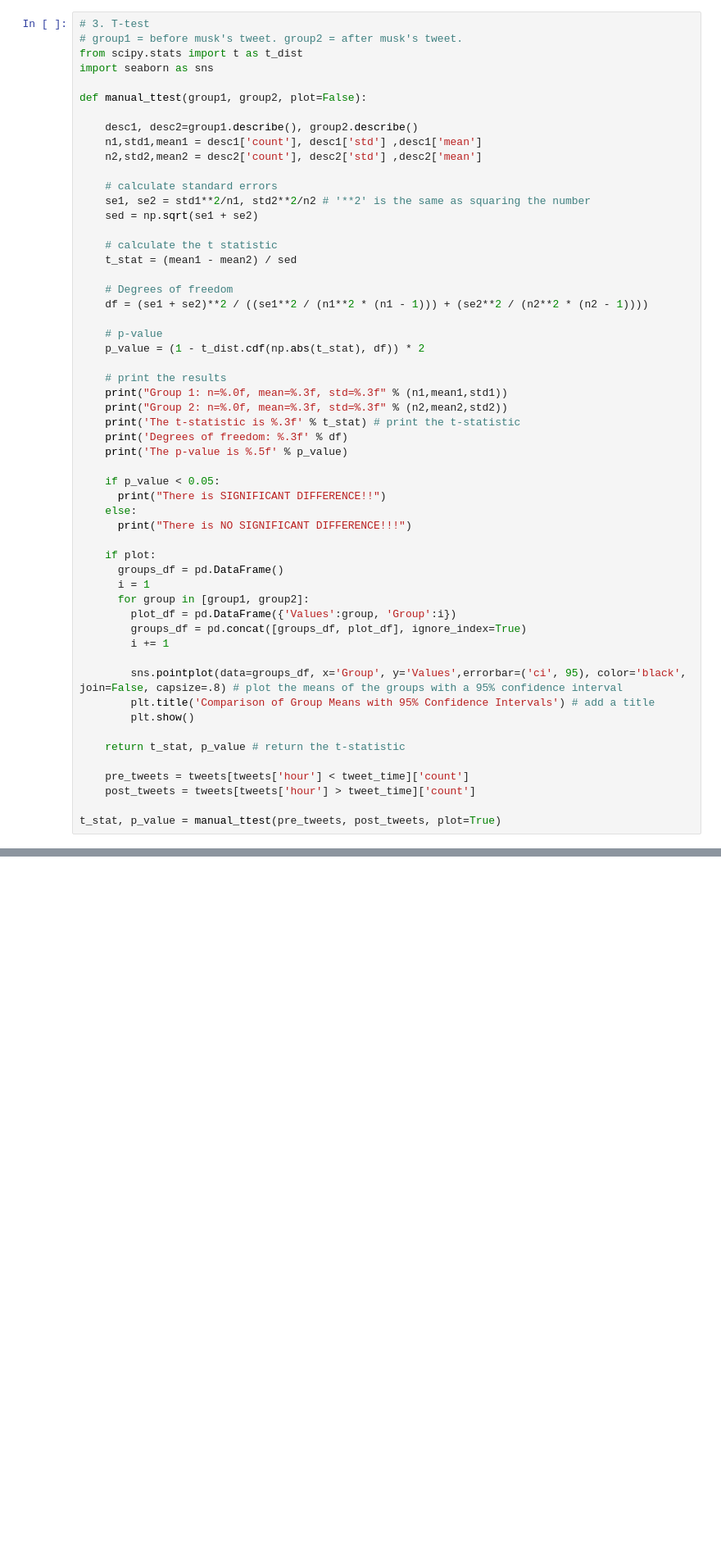
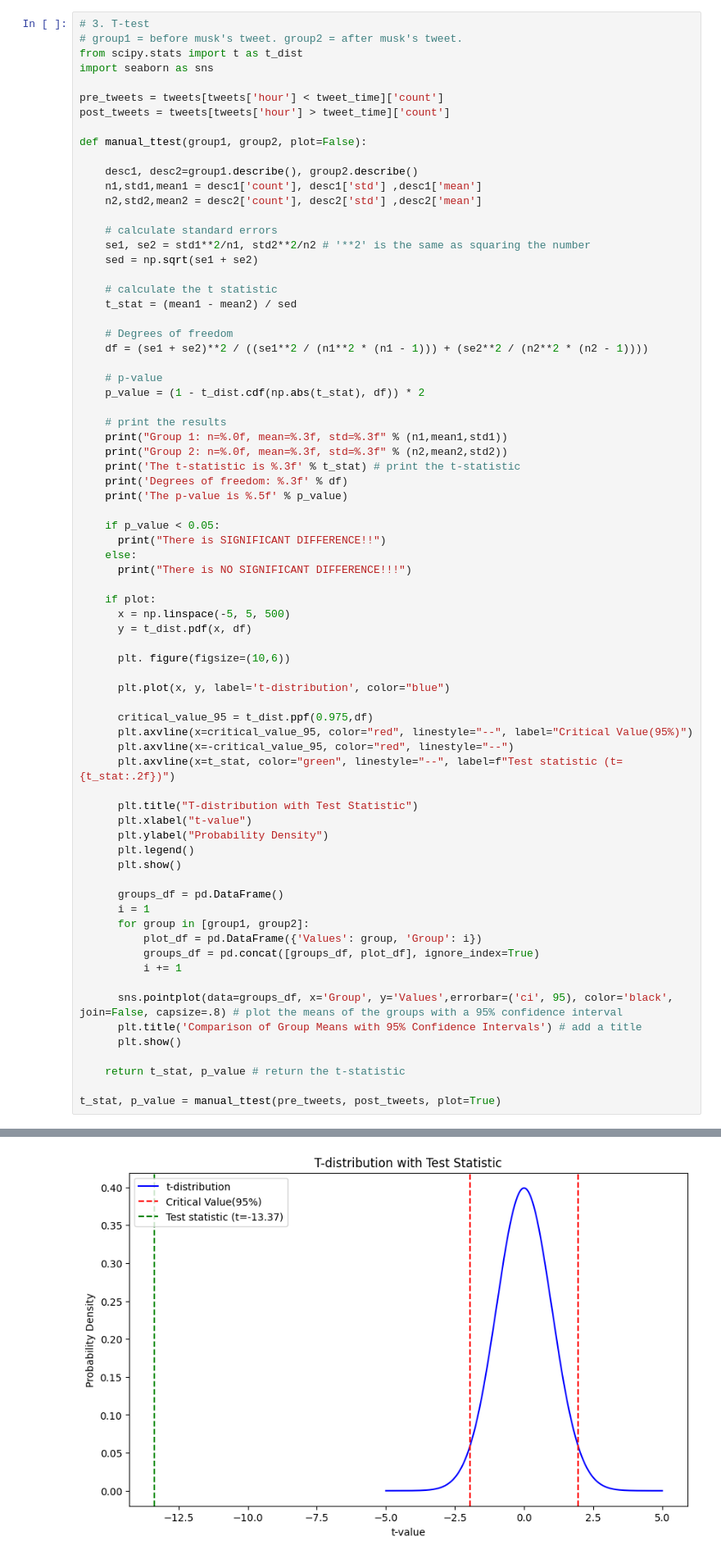
Before and after one commit to wigglyworm88/QM2, a Jupyter notebook: notebooks/W06. Hypothesis Testing.ipynb, the cells around one changed output, grey strips where cells are left out. Shown at 82% size. Cells and saved outputs as stored; diff of their text form; blank space fills up the shorter version.

```diff
--- a/notebooks/W06. Hypothesis Testing.ipynb
+++ b/notebooks/W06. Hypothesis Testing.ipynb
@@ -501,6 +501,9 @@ The Z-statistic is 13.41, which indicates that the difference between the pre-tw
 # group1 = before musk's tweet. group2 = after musk's tweet.
 from scipy.stats import t as t_dist
 import seaborn as sns
+
+pre_tweets = tweets[tweets['hour'] < tweet_time]['count']
+post_tweets = tweets[tweets['hour'] > tweet_time]['count']
 
 def manual_ttest(group1, group2, plot=False):
 
@@ -522,42 +525,58 @@ def manual_ttest(group1, group2, plot=False):
     p_value = (1 - t_dist.cdf(np.abs(t_stat), df)) * 2
 
     # print the results
     print("Group 1: n=%.0f, mean=%.3f, std=%.3f" % (n1,mean1,std1))
     print("Group 2: n=%.0f, mean=%.3f, std=%.3f" % (n2,mean2,std2))
     print('The t-statistic is %.3f' % t_stat) # print the t-statistic
     print('Degrees of freedom: %.3f' % df)
     print('The p-value is %.5f' % p_value)
 
     if p_value < 0.05:
       print("There is SIGNIFICANT DIFFERENCE!!")
     else:
       print("There is NO SIGNIFICANT DIFFERENCE!!!")
 
     if plot:
+      x = np.linspace(-5, 5, 500)
+      y = t_dist.pdf(x, df)
+
+      plt. figure(figsize=(10,6))
+
+      plt.plot(x, y, label='t-distribution', color="blue")
+
+      critical_value_95 = t_dist.ppf(0.975,df)
+      plt.axvline(x=critical_value_95, color="red", linestyle="--", label="Critical Value(95%)")
+      plt.axvline(x=-critical_value_95, color="red", linestyle="--")
+      plt.axvline(x=t_stat, color="green", linestyle="--", label=f"Test statistic (t={t_stat:.2f})")
+
+      plt.title("T-distribution with Test Statistic")
+      plt.xlabel("t-value")
+      plt.ylabel("Probability Density")
+      plt.legend()
+      plt.show()
+
       groups_df = pd.DataFrame()
       i = 1
       for group in [group1, group2]:
-        plot_df = pd.DataFrame({'Values':group, 'Group':i})
-        groups_df = pd.concat([groups_df, plot_df], ignore_index=True)
-        i += 1
+          plot_df = pd.DataFrame({'Values': group, 'Group': i})
+          groups_df = pd.concat([groups_df, plot_df], ignore_index=True)
+          i += 1
 
-        sns.pointplot(data=groups_df, x='Group', y='Values',errorbar=('ci', 95), color='black', join=False, capsize=.8) # plot the means of the groups with a 95% confidence interval
-        plt.title('Comparison of Group Means with 95% Confidence Intervals') # add a title
-        plt.show()
+      sns.pointplot(data=groups_df, x='Group', y='Values',errorbar=('ci', 95), color='black', join=False, capsize=.8) # plot the means of the groups with a 95% confidence interval
+      plt.title('Comparison of Group Means with 95% Confidence Intervals') # add a title
+      plt.show()
 
     return t_stat, p_value # return the t-statistic
 
-    pre_tweets = tweets[tweets['hour'] < tweet_time]['count']
-    post_tweets = tweets[tweets['hour'] > tweet_time]['count']
-
 t_stat, p_value = manual_ttest(pre_tweets, post_tweets, plot=True)
 # %% [output]
 Group 1: n=192, mean=41.339, std=18.212
 Group 2: n=47, mean=481.872, std=225.681
 The t-statistic is -13.372
 Degrees of freedom: 101938.219
 The p-value is 0.00000
 There is SIGNIFICANT DIFFERENCE!!
+[figure, new version]
 The `join` parameter is deprecated and will be removed in v0.15.0. You can remove the line between points with `linestyle='none'`.
 
   sns.pointplot(data=groups_df, x='Group', y='Values',errorbar=('ci', 95), color='black', join=False, capsize=.8) # plot the means of the groups with a 95% confidence interval
```
Also changed, not shown: parts of 2 cells of this notebook.
